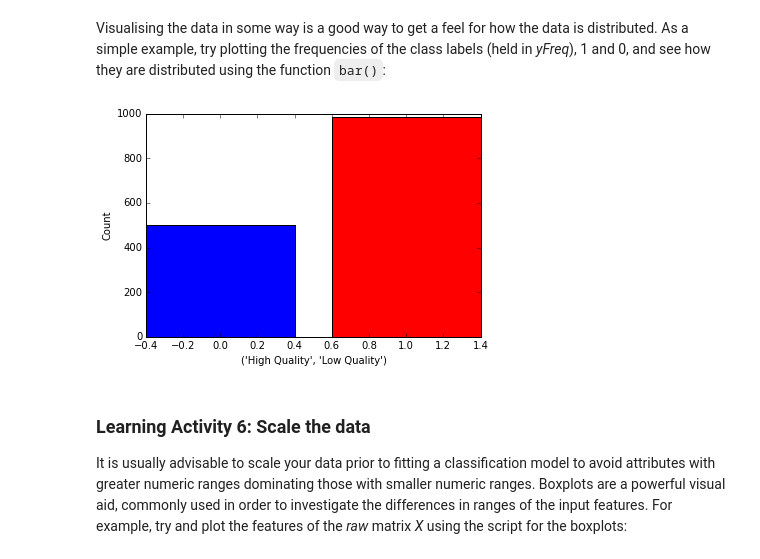
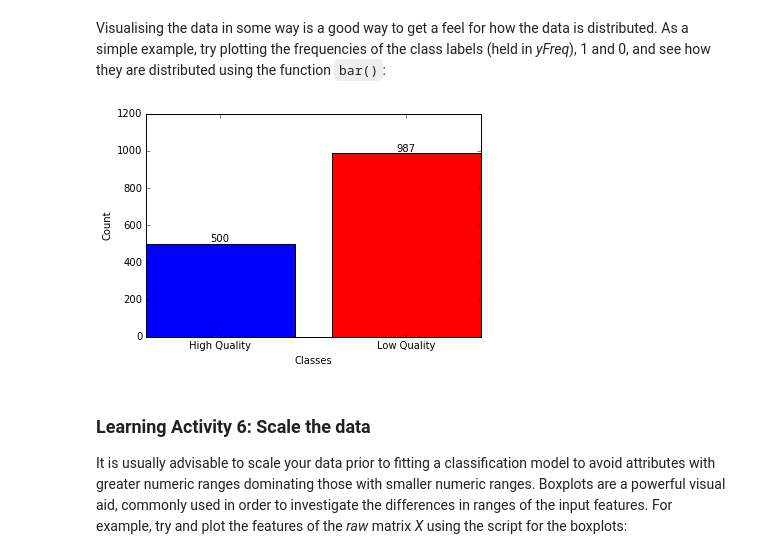
Before and after one commit to JayRod12/machinelearningintro, a Jupyter notebook: mlnotebook.ipynb, the cells around one changed output. Saved outputs shown, nothing was run; the diff lists cells and outputs as text; code cells hidden in the pictures.

```diff
--- a/mlnotebook.ipynb
+++ b/mlnotebook.ipynb
@@ -157,15 +157,20 @@ Visualising the data in some way is a good way to get a feel for how the data is
 # %%
 # Display the y frequencies in a barplot
 fig, ax = plt.subplots()
 classFreq = yFreq[0][1], yFreq[1][1]
 classes = 'High Quality', 'Low Quality'
 plt.bar(range(len(classes)),classFreq, align='center', color=('blue','red'))
+plt.xticks(range(len(classes)),classes)
+plt.xlabel('Classes')
+plt.ylabel('Count')
 
-plt.xlabel(classes)
-plt.ylabel('Count')
+ax.set_ylim(0,1200)
+for rect in ax.patches:
+    height = rect.get_height()
+    ax.text(x = rect.get_x()+rect.get_width()/2, y = height, s = height, ha = 'center', va = 'bottom')
 plt.show()
 # %% [output]
-[figure, old version]
+[figure, new version]
 # %% [markdown]
 ### Learning Activity 6: Scale the data
 
```
Also changed, not shown: parts of 47 cells of this notebook.
